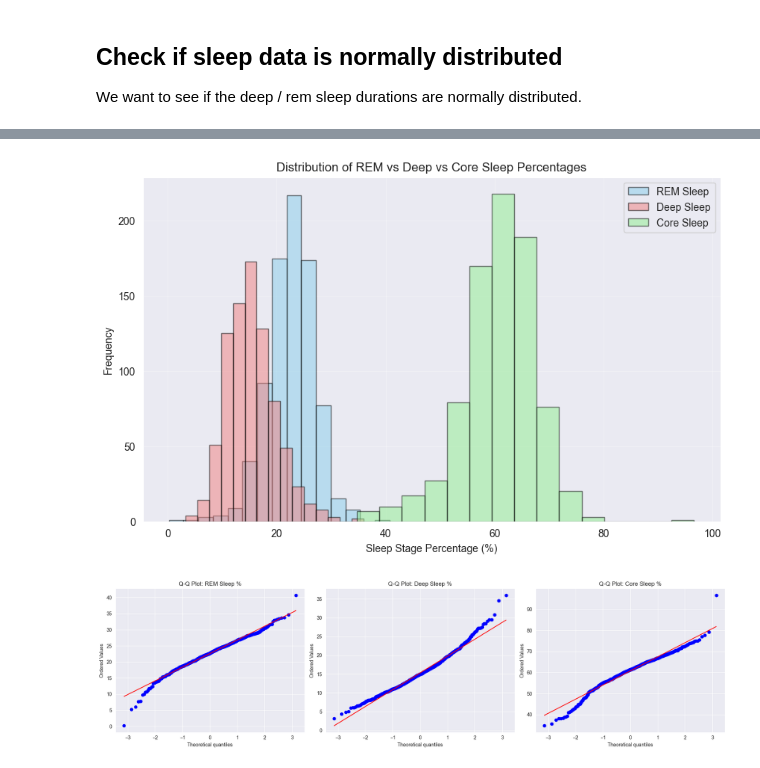
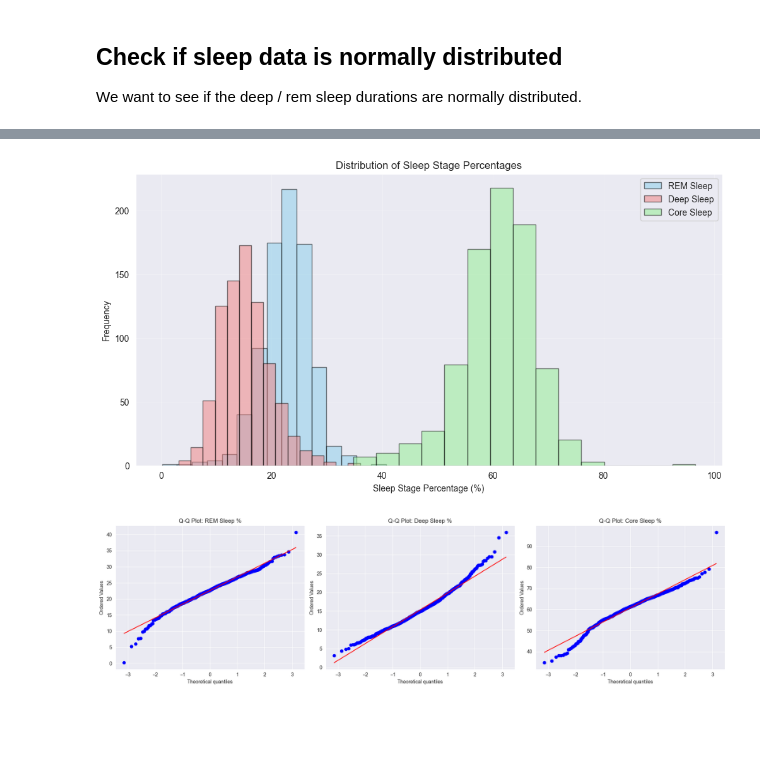
Before and after one commit to cezary17/nof1-analysis-py, a Jupyter notebook: analysis/analyze_data.ipynb, the cells around one changed output, grey strips where cells are left out. Drawn from its saved outputs; the diff is of its cells as text; code cells hidden in the pictures; blank space fills up the shorter version.

```diff
--- a/analysis/analyze_data.ipynb
+++ b/analysis/analyze_data.ipynb
@@ -25,6 +25,11 @@ df = df.with_columns(
     (pl.col("asleep_core_duration_mins") / pl.col("total_sleep_duration_mins") * 100)
     .round(2)
     .alias("core_sleep_percentage"),
+
+    # Awake percentage (awake time relative to total sleep period)
+    (pl.col("awake_duration_mins") / pl.col("total_sleep_duration_mins") * 100)
+    .round(2)
+    .alias("awake_percentage"),
 ).filter(
     ~((pl.col("rem_sleep_percentage") == 0) | (pl.col("deep_sleep_percentage") == 0))
 )
@@ -80,23 +93,23 @@ plt.show()
 # %%
-plt.figure(figsize=(10, 6))
+plt.figure(figsize=(12, 6))
 
-# Plot all three distributions on same axes
+# Plot only the three sleep stages on same axes (excluding awake)
 plt.hist(rem_percentages, bins=15, alpha=0.5, label='REM Sleep',
          color='skyblue', edgecolor='black')
 plt.hist(deep_percentages, bins=15, alpha=0.5, label='Deep Sleep',
          color='lightcoral', edgecolor='black')
 plt.hist(core_percentages, bins=15, alpha=0.5, label='Core Sleep',
          color='lightgreen', edgecolor='black')
 
 plt.xlabel('Sleep Stage Percentage (%)')
 plt.ylabel('Frequency')
-plt.title('Distribution of REM vs Deep vs Core Sleep Percentages')
+plt.title('Distribution of Sleep Stage Percentages')
 plt.legend()
 plt.grid(True, alpha=0.3)
-plt.savefig("../figures/normality/histogram_all_sleep_stages_combined.pdf")
+plt.savefig("../figures/normality/histogram_sleep_stages_combined.png", dpi=300, bbox_inches='tight')
 plt.show()
 # %% [output]
-[figure, old version]
+[figure, new version]
 # %%
 fig, (ax1, ax2, ax3) = plt.subplots(1, 3, figsize=(18, 5))
 
```
Also changed, not shown: parts of 7 cells of this notebook, 9 other files.
